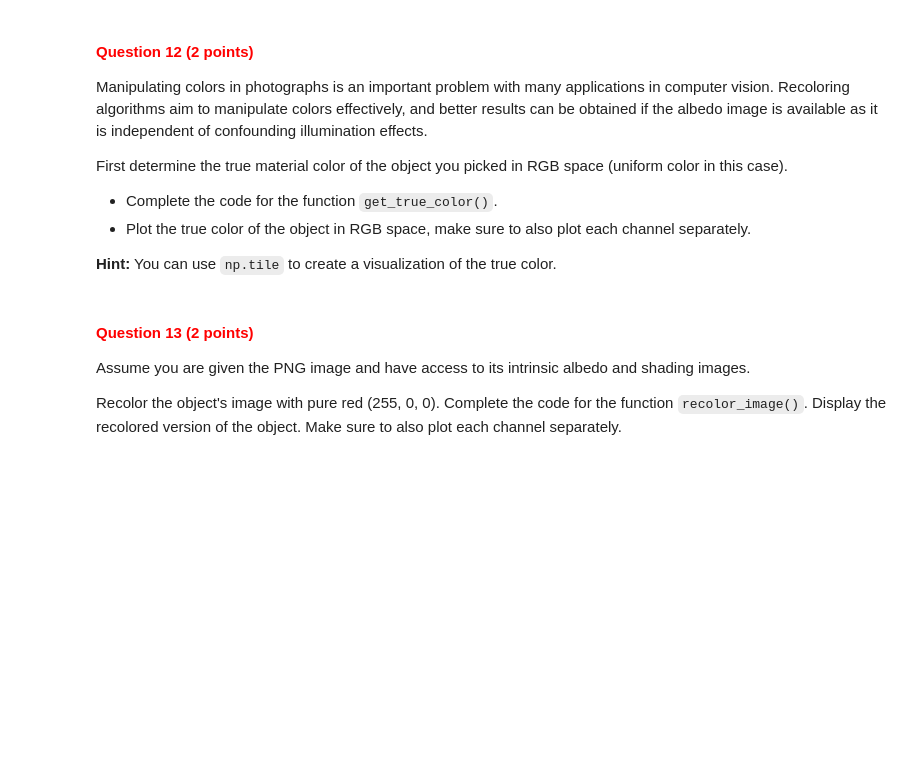
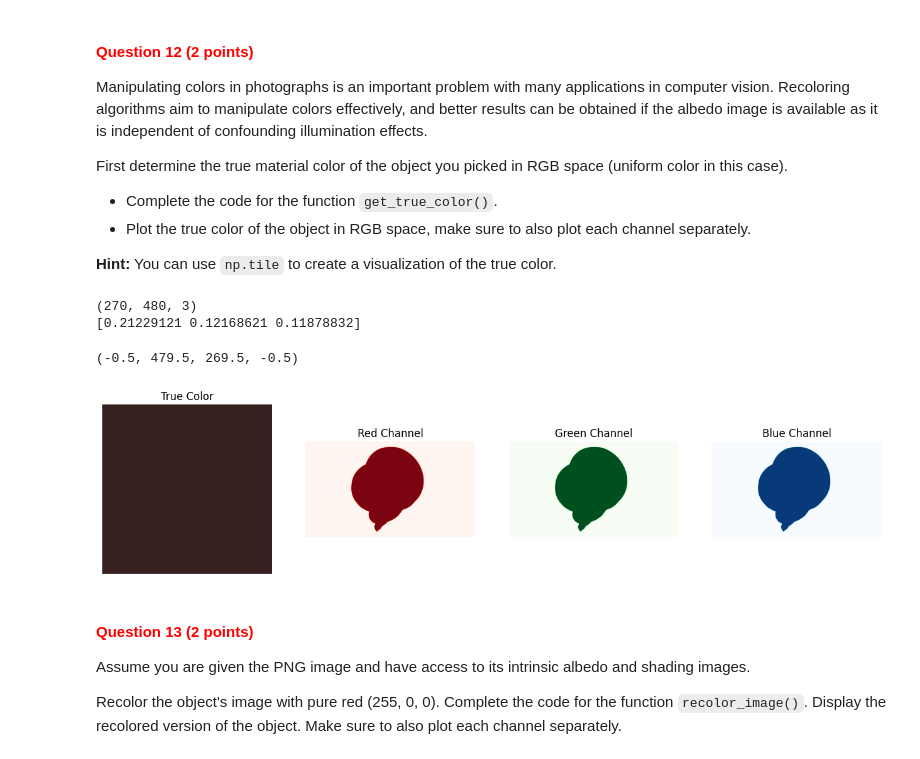
Before and after one commit to zzgsdddz/cv1_lab1, a Jupyter notebook: cv1-lab-1-main/cv1-lab-1.ipynb, the cells around one changed output. Drawn from its saved outputs; the diff is of its cells as text; code cells hidden in the pictures; blank space fills up the shorter version.

```diff
--- a/cv1-lab-1-main/cv1-lab-1.ipynb
+++ b/cv1-lab-1-main/cv1-lab-1.ipynb
@@ -600,7 +611,6 @@ def get_true_color(albedo_img):
     Returns:
         true_colour: True material color of the object in RGB space
     """
-
-    # YOUR CODE HERE
-
-    return true_colour
+    albedo = albedo_img.astype(np.float32)/ 255
+    true_color = np.mean(albedo, axis=(0, 1))
+    return true_color
@@ -613,3 +617,32 @@ true_color = get_true_color(obj_alb_rgb)
+# %%
+# get the true color of the object's albedo image
+obj_alb_rgb = cv2.cvtColor(obj_alb, cv2.COLOR_BGR2RGB)
+true_color = get_true_color(obj_alb_rgb)
+print(obj_alb_rgb.shape)
+print(true_color)
+color_block = np.tile(true_color, (100, 100, 1))
+fig, axes = plt.subplots(1, 4, figsize=(16, 5))
+
+axes[0].imshow(color_block)
+axes[0].set_title("True Color")
+axes[0].axis('off')
+
+axes[1].imshow(obj_alb_rgb[:, :, 0], cmap='Reds')
+axes[1].set_title("Red Channel")
+axes[1].axis('off')
+
+axes[2].imshow(obj_alb_rgb[:, :, 1], cmap='Greens')
+axes[2].set_title("Green Channel")
+axes[2].axis('off')
+
+axes[3].imshow(obj_alb_rgb[:, :, 2], cmap='Blues')
+axes[3].set_title("Blue Channel")
+axes[3].axis('off')
+# %% [output]
+(270, 480, 3)
+[0.21229121 0.12168621 0.11878832]
+(-0.5, 479.5, 269.5, -0.5)
+[figure, added]
 # %% [markdown]
 <a id="question-13"></a>
 #### <font color='#FF0000'>Question 13 (2 points)</font>
```
Also changed, not shown: parts of 12 cells of this notebook.
